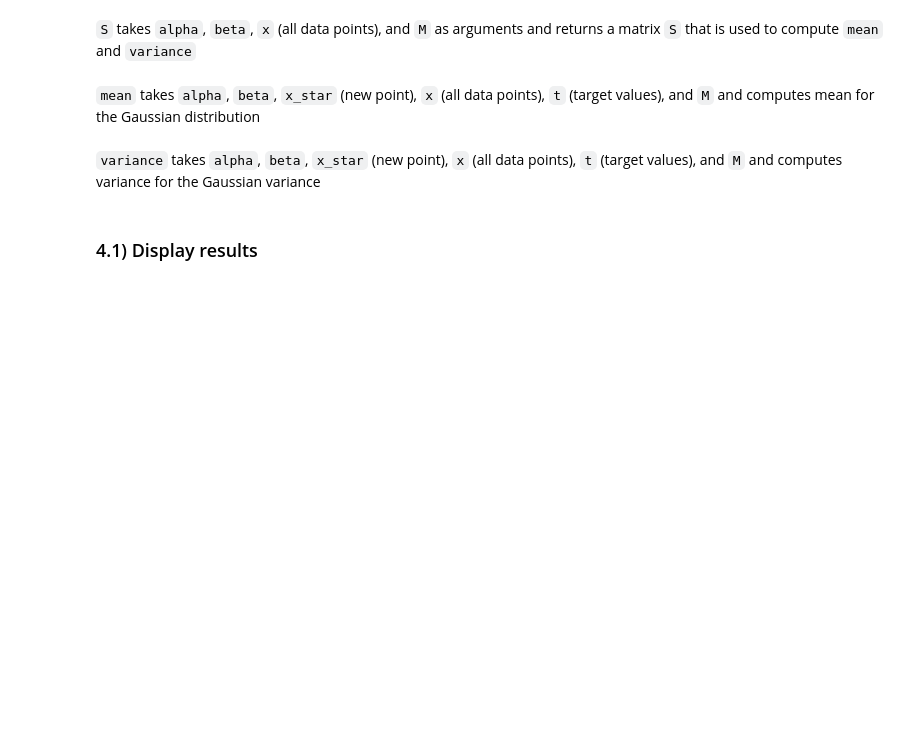
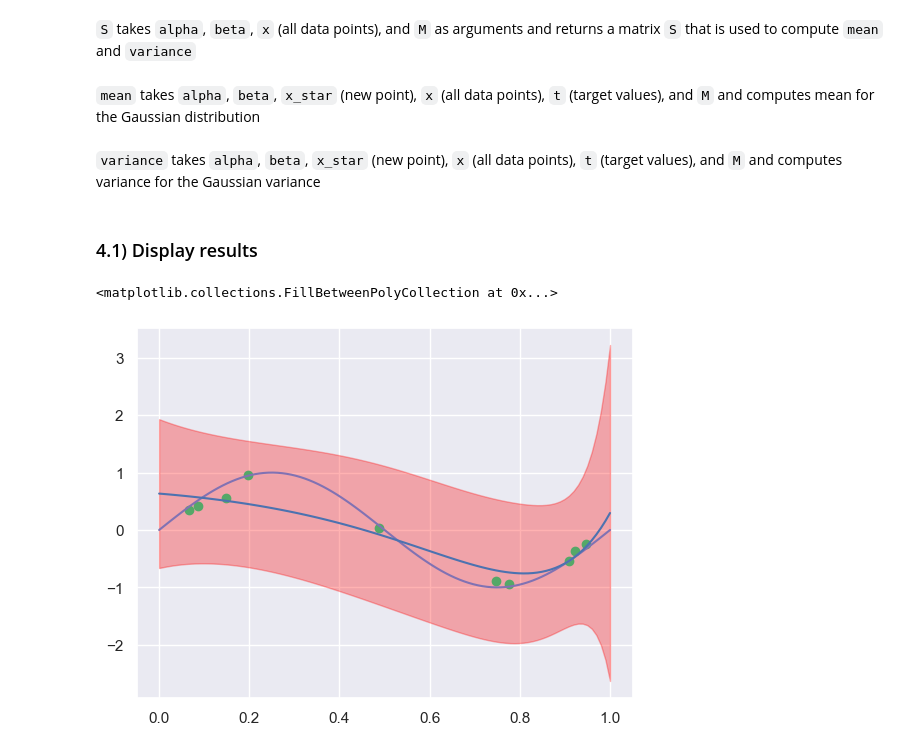
Before and after one commit to fglima04/AU-SLML2025-Weekly-Programming-Exercises-Fork, a Jupyter notebook: Exercises/02-polynomial-curve-fitting-and-decision-theory/exercise-2.ipynb, the cells around one changed output. Drawn from its saved outputs; the diff is of its cells as text; code cells hidden in the pictures; blank space fills up the shorter version.

```diff
--- a/Exercises/02-polynomial-curve-fitting-and-decision-theory/exercise-2.ipynb
+++ b/Exercises/02-polynomial-curve-fitting-and-decision-theory/exercise-2.ipynb
@@ -392,2 +389,6 @@ def S(alpha, beta, x, M):
+# %%
+def S(alpha, beta, x, M):
+    Phi = phi(x, M)
+    return np.linalg.inv(alpha * np.identity(M + 1) + beta * Phi.T @ Phi)
 # %% [markdown]
 `mean` takes `alpha`, `beta`, `x_star` (new point), `x` (all data points), `t` (target values), and `M` and computes mean for the Gaussian distribution
@@ -397,19 +395,28 @@ def mean(alpha, beta, x_star, x, t, M):
+# %%
+def mean(alpha, beta, x_star, x, t, M):
+    Phi = phi(x, M)
+    S_mat = S(alpha, beta, x, M)
+    return beta * phi(x_star, M).ravel() @ S_mat @ (Phi.T @ t)
 # %% [markdown]
 `variance` takes `alpha`, `beta`, `x_star` (new point), `x` (all data points), `t` (target values), and `M` and computes variance for the Gaussian variance
-# %%
-def variance(alpha, beta, x_star, x, t, M):
-    pass
+# %%
+def variance(alpha, beta, x_star, x, M):
+    S_mat = S(alpha, beta, x, M)
+    return 1 / beta + phi(x_star, M).ravel() @ S_mat @ phi(x_star, M).ravel()
 # %% [markdown]
 ### 4.1) Display results
 # %%
 alpha = 0.05
 beta = 1.1
 M = 9
 
 means = np.array(list(map(lambda x: mean(alpha, beta, x, x_train, y_train, M), x_test)))
-variances = np.array(list(map(lambda x: variance(alpha, beta, x, x_train, y_train, M), x_test)))
+variances = np.array(list(map(lambda x: variance(alpha, beta, x, x_train, M), x_test)))
 
 plt.plot(x_train, y_train, 'og')
 plt.plot(x_test, y_test, '-m')
 plt.plot(x_test, means, '-b')
-plt.fill_between(x_test, means + variances, means - variances, color='red', alpha='0.3')
+plt.fill_between(x_test, means + variances, means - variances, color='red', alpha=0.3)
+# %% [output]
+<matplotlib.collections.FillBetweenPolyCollection at 0x...>
+[figure, added]
```
Also changed, not shown: parts of 4 cells of this notebook.
